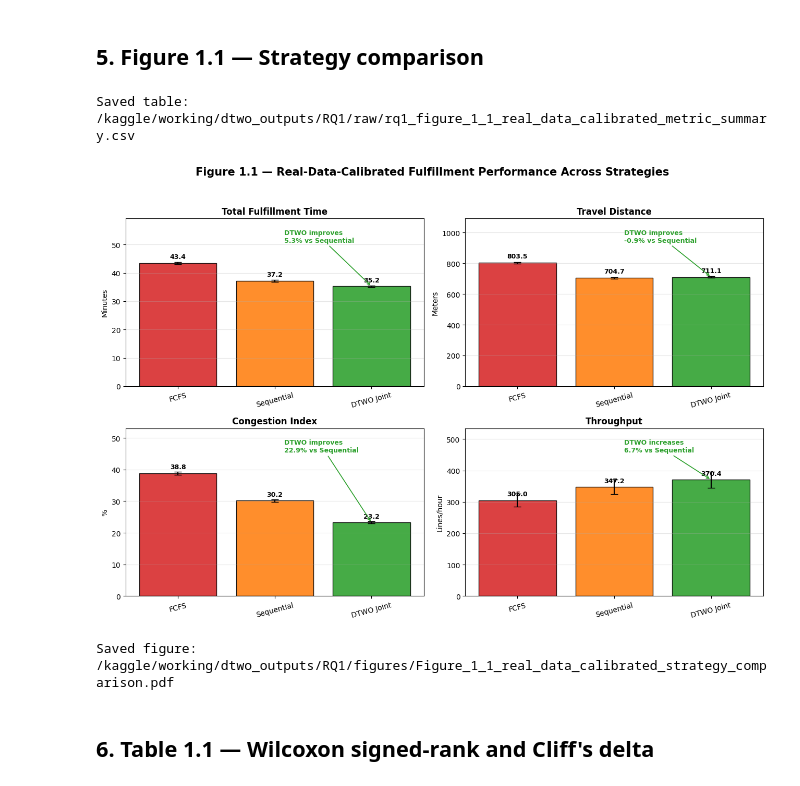
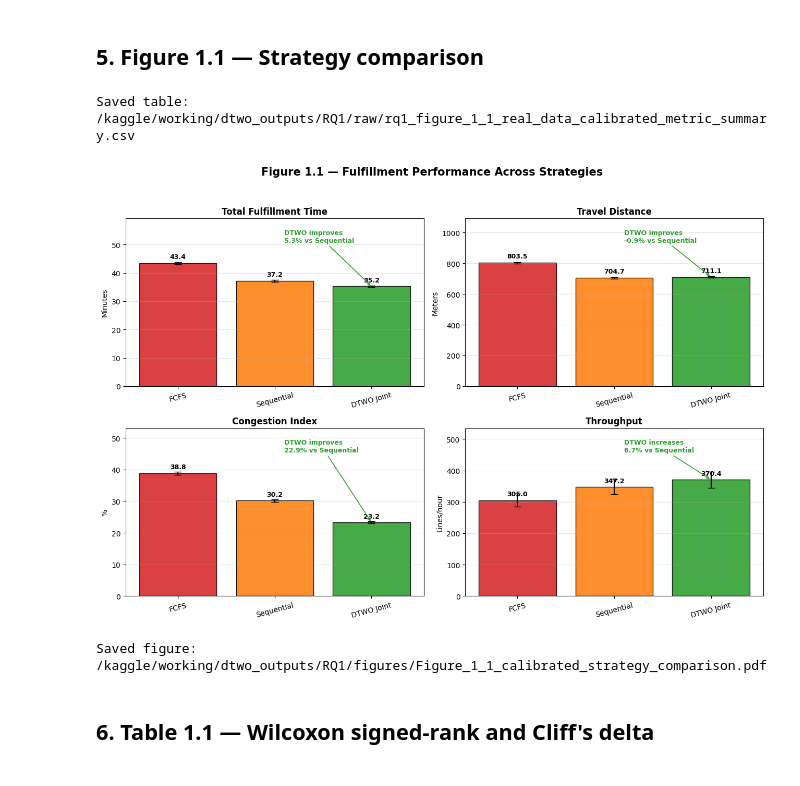
Before and after one commit to nppro/machine-learning, a Jupyter notebook: rq1-joint-vs-sequential.ipynb, the cells around one changed output. Saved outputs shown, nothing was run; the diff lists cells and outputs as text; code cells hidden in the pictures.

```diff
--- a/rq1-joint-vs-sequential.ipynb
+++ b/rq1-joint-vs-sequential.ipynb
@@ -948,37 +948,37 @@ for ax, metric in zip(axes, metric_specs):
         xytext=(1.10, y_top * 1.16),
         arrowprops=dict(
             arrowstyle="->",
             linewidth=1.2,
             color="#2ca02c",
         ),
         fontsize=9,
         color="#2ca02c",
         fontweight="bold",
     )
 
     ax.set_title(metric["title"], fontsize=12, fontweight="bold")
     ax.set_ylabel(metric["ylabel"])
     ax.set_xticks(x)
     ax.set_xticklabels(strategy_order, rotation=15)
     ax.grid(axis="y", alpha=0.3)
     ax.set_ylim(0, y_top * 1.35)
 
 fig.suptitle(
-    "Figure 1.1 — Real-Data-Calibrated Fulfillment Performance Across Strategies",
+    "Figure 1.1 — Fulfillment Performance Across Strategies",
     fontsize=15,
     fontweight="bold",
 )
 
 fig.tight_layout(rect=[0, 0, 1, 0.95])
 
 savefig_pdf(
     fig,
-    fig_dir / "Figure_1_1_real_data_calibrated_strategy_comparison.pdf"
+    fig_dir / "Figure_1_1_calibrated_strategy_comparison.pdf"
 )
 # %% [output]
 Saved table: /kaggle/working/dtwo_outputs/RQ1/raw/rq1_figure_1_1_real_data_calibrated_metric_summary.csv
-[figure, old version]
+[figure, new version]
-Saved figure: /kaggle/working/dtwo_outputs/RQ1/figures/Figure_1_1_real_data_calibrated_strategy_comparison.pdf
+Saved figure: /kaggle/working/dtwo_outputs/RQ1/figures/Figure_1_1_calibrated_strategy_comparison.pdf
 # %% [markdown]
 ## 6. Table 1.1 — Wilcoxon signed-rank and Cliff's delta
 # %%
```
Also changed, not shown: parts of 3 cells of this notebook.
